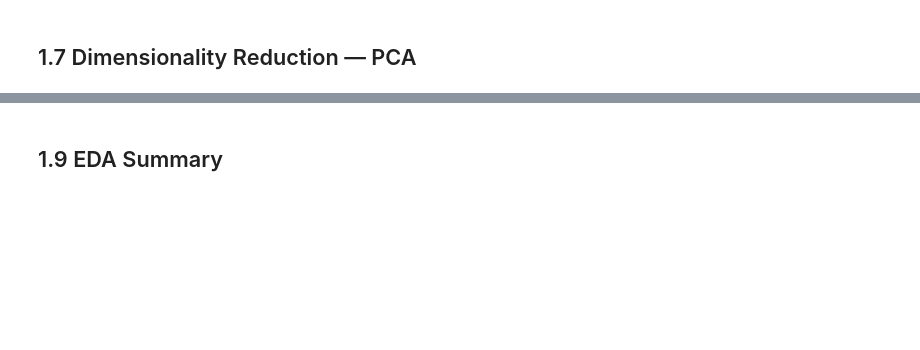
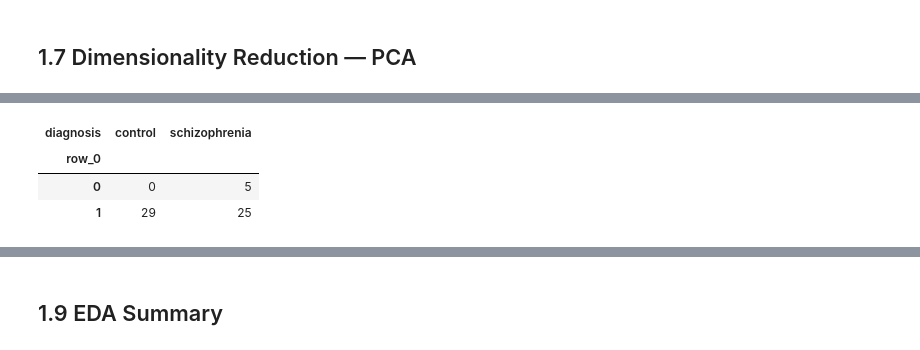
Before and after one commit to joshuasim/schizophrenia-pathway-classifier, a Jupyter notebook: notebooks/01_eda.ipynb, the cells around one changed output, grey strips where cells are left out. Saved outputs shown, nothing was run; the diff lists cells and outputs as text; code cells hidden in the pictures; blank space fills up the shorter version.

```diff
--- a/notebooks/01_eda.ipynb
+++ b/notebooks/01_eda.ipynb
@@ -366,0 +448,13 @@ The `len` of `merged_df` is 59 matching the number of samples, and the diagnosis
+# %%
+sliced_pca = X_pca[:, :7]
+kmeans = KMeans(n_clusters=2, random_state=RANDOM_STATE).fit(sliced_pca)
+labels = kmeans.labels_
+centroids = kmeans.cluster_centers_
+
+cross_tab = pd.crosstab(labels, merged_df['diagnosis'])
+cross_tab
+# %% [output]
+| diagnosis | control | schizophrenia |
+| row_0 |  |  |
+| 0 | 0 | 5 |
+| 1 | 29 | 25 |
```
Also changed, not shown: parts of 12 cells of this notebook, 2 other files.
